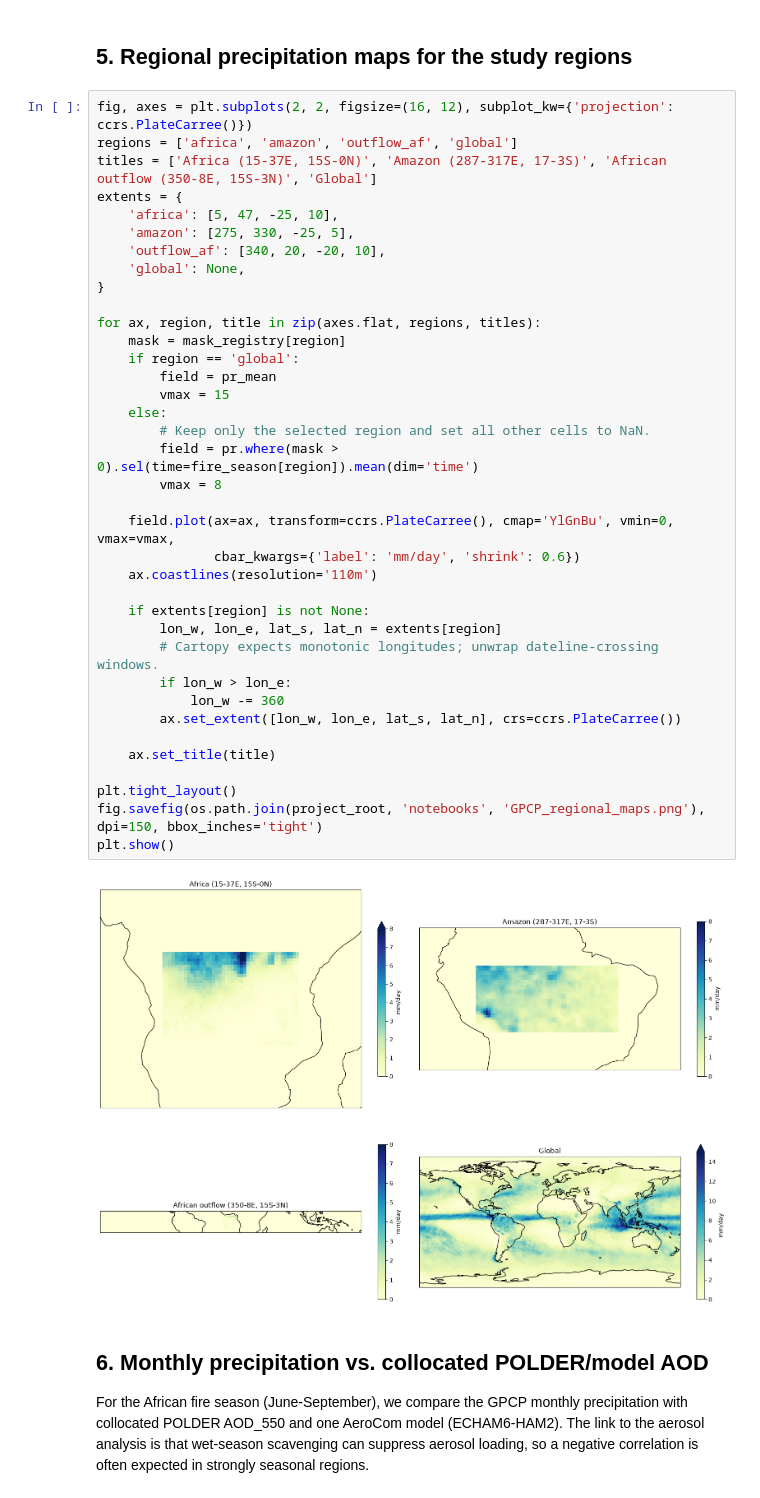
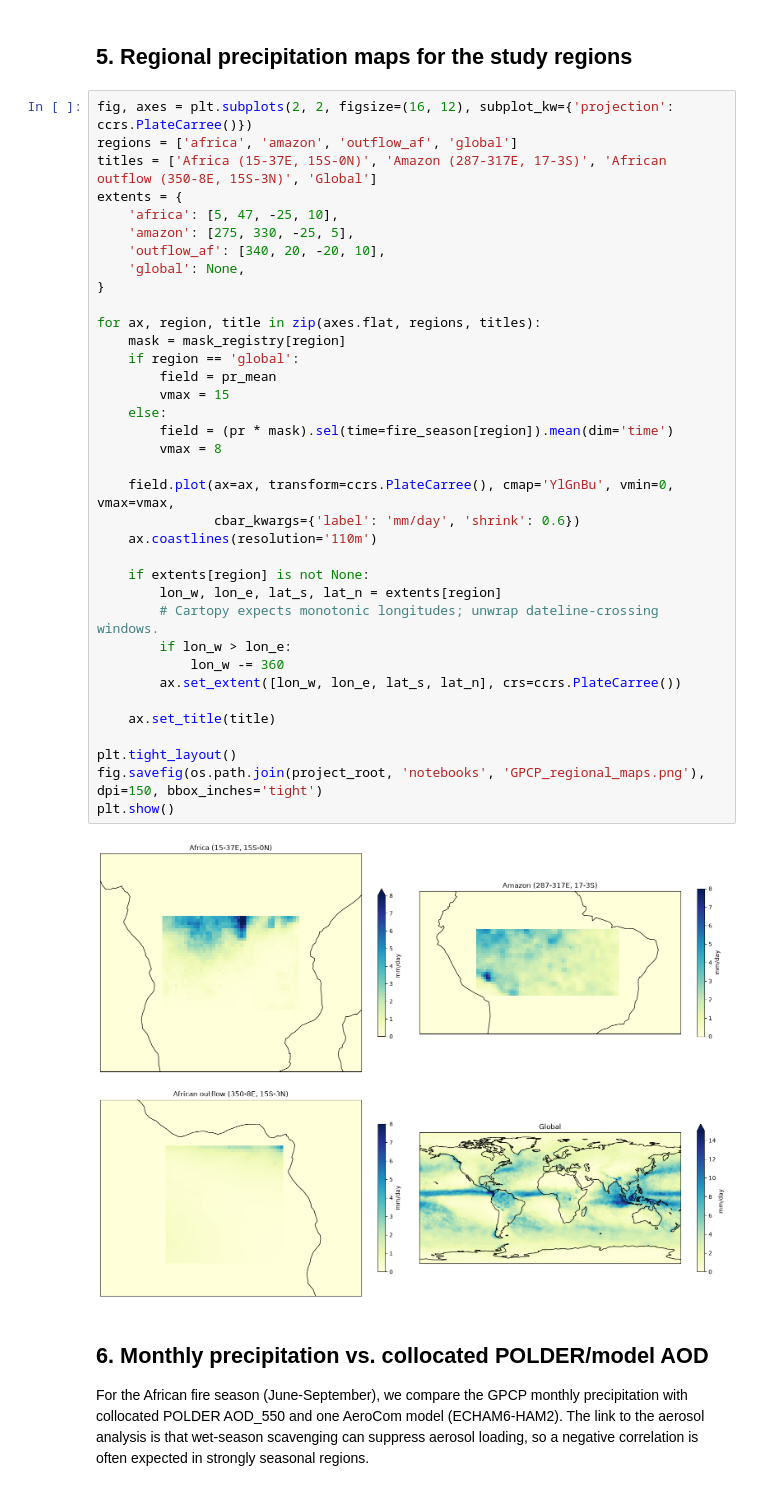
Before and after one commit to jessieaha/AeroCom_Error, a Jupyter notebook: notebooks/GPCP_analysis.ipynb, the cells around one changed output. Cells and saved outputs as stored; diff of their text form.

```diff
--- a/notebooks/GPCP_analysis.ipynb
+++ b/notebooks/GPCP_analysis.ipynb
@@ -155,36 +155,35 @@ extents = {
     'amazon': [275, 330, -25, 5],
     'outflow_af': [340, 20, -20, 10],
     'global': None,
 }
 
 for ax, region, title in zip(axes.flat, regions, titles):
     mask = mask_registry[region]
     if region == 'global':
         field = pr_mean
         vmax = 15
     else:
-        # Keep only the selected region and set all other cells to NaN.
-        field = pr.where(mask > 0).sel(time=fire_season[region]).mean(dim='time')
+        field = (pr * mask).sel(time=fire_season[region]).mean(dim='time')
         vmax = 8
 
     field.plot(ax=ax, transform=ccrs.PlateCarree(), cmap='YlGnBu', vmin=0, vmax=vmax,
                cbar_kwargs={'label': 'mm/day', 'shrink': 0.6})
     ax.coastlines(resolution='110m')
 
     if extents[region] is not None:
         lon_w, lon_e, lat_s, lat_n = extents[region]
         # Cartopy expects monotonic longitudes; unwrap dateline-crossing windows.
         if lon_w > lon_e:
             lon_w -= 360
         ax.set_extent([lon_w, lon_e, lat_s, lat_n], crs=ccrs.PlateCarree())
 
     ax.set_title(title)
 
 plt.tight_layout()
 fig.savefig(os.path.join(project_root, 'notebooks', 'GPCP_regional_maps.png'), dpi=150, bbox_inches='tight')
 plt.show()
 # %% [output]
-[figure, old version]
+[figure, new version]
 # %% [markdown]
 ## 6. Monthly precipitation vs. collocated POLDER/model AOD
 
```
Also changed, not shown: 10 other files.
